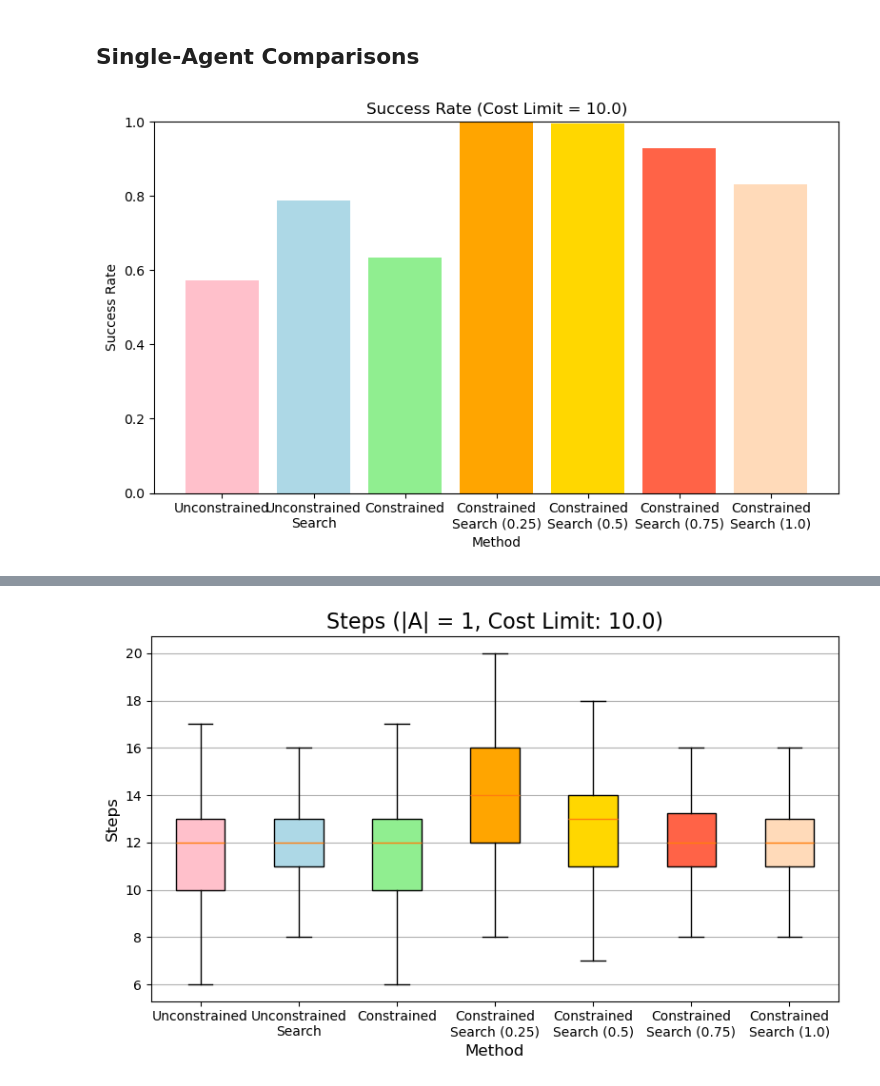
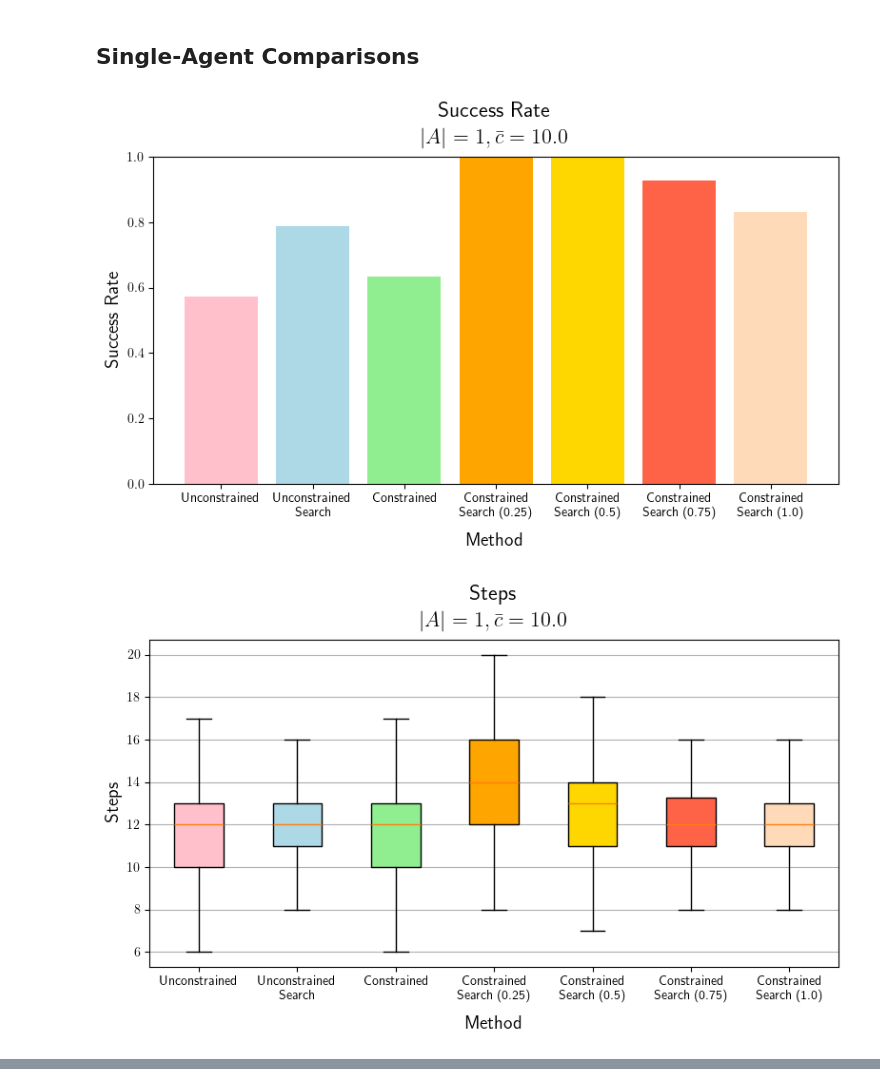
Before and after one commit to delay-planner/rb-visual-mapf, a Jupyter notebook: pud/plots/plot_pointenv_metrics.ipynb, the cells around one changed output, grey strips where cells are left out. Drawn from its saved outputs; the diff is of its cells as text; code cells hidden in the pictures.

```diff
--- a/pud/plots/plot_pointenv_metrics.ipynb
+++ b/pud/plots/plot_pointenv_metrics.ipynb
@@ -3,6 +3,10 @@ import yaml
 import numpy as np
 from dotmap import DotMap
 import matplotlib.pyplot as plt
+
+# Use matplotlib's tex rendering
+import matplotlib
+matplotlib.rcParams['text.usetex'] = True
 # %% [markdown]
 #### Load the evaluation configuration
 # %%
@@ -70,3 +131,37 @@ def extract_multi_agent_metrics(records, num_agents):
+# %%
+def plot_rewards(metrics, num_agents):
+    key = 'mean_rewards' if num_agents > 1 else 'rewards'
+    unconstrained_rewards = metrics[0][key]
+    unconstrained_search_rewards = metrics[1][key]
+    constrained_rewards = metrics[2][key]
+    constrained_search_rewards = [metric[key] for metric in metrics[3]]
+
+    title_string = rf'\begin{{center}} Rewards\\[0.01em] $|A| = {num_agents}, \bar{{c}} = {trained_cost_limit}$ \end{{center}}'
+    plot_bplots(
+        [unconstrained_rewards, unconstrained_search_rewards, constrained_rewards, *constrained_search_rewards],
+        ['Unconstrained', 'Unconstrained\nSearch', 'Constrained', 'Constrained\nSearch (0.25)', 'Constrained\nSearch (0.5)', 'Constrained\nSearch (0.75)', 'Constrained\nSearch (1.0)'],
+        {'title': title_string, 'ylabel': 'Rewards', 'xlabel': 'Method'}
+    )
+# %%
+def plot_cumulative_costs(metrics, num_agents):
+    key = 'mean_cumulative_costs' if num_agents > 1 else 'cumulative_costs'
+    unconstrained_cc = metrics[0][key]
+    unconstrained_search_cc = metrics[1][key]
+    constrained_cc = metrics[2][key]
+    constrained_search_cc = [metric[key] for metric in metrics[3]]
+
+    title_string = rf'\begin{{center}} Cumulative Costs\\[0.01em] $|A| = {num_agents}, \bar{{c}} = {trained_cost_limit}$ \end{{center}}'
+    plot_bplots(
+        [unconstrained_cc, unconstrained_search_cc, constrained_cc, *constrained_search_cc],
+        ['Unconstrained', 'Unconstrained\nSearch', 'Constrained', 'Constrained\nSearch (0.25)', 'Constrained\nSearch (0.5)', 'Constrained\nSearch (0.75)', 'Constrained\nSearch (1.0)'],
+        {'title': title_string, 'ylabel': 'Cumulative Costs', 'xlabel': 'Method', 'trained_cost_limit': trained_cost_limit}
+    )
+# %%
+def plot_everything(metrics, num_agents):
+    plot_success_rate(metrics, num_agents)
+    plot_steps(metrics, num_agents)
+    plot_rewards(metrics, num_agents)
+    plot_cumulative_costs(metrics, num_agents)
 # %% [markdown]
 ## Single-Agent Comparisons
 # %%
@@ -162,4 +177,5 @@ def plot_cumulative_costs(metrics, num_agents):
 # %%
-plot_success_rate([unconstrained_metrics, unconstrained_search_metrics, constrained_metrics, constrained_search_factored_metrics])
+plot_everything([unconstrained_metrics, unconstrained_search_metrics, constrained_metrics, constrained_search_factored_metrics], 1)
 # %% [output]
-[figure, old version]
+[figure, new version]
+[figure, added]
@@ -166,4 +183,0 @@ plot_success_rate([unconstrained_metrics, unconstrained_search_metrics, constrai
-# %%
-plot_steps([unconstrained_metrics, unconstrained_search_metrics, constrained_metrics, constrained_search_factored_metrics], 1)
-# %% [output]
-[figure, removed]
```
Also changed, not shown: parts of 18 cells of this notebook, 1 other file.
